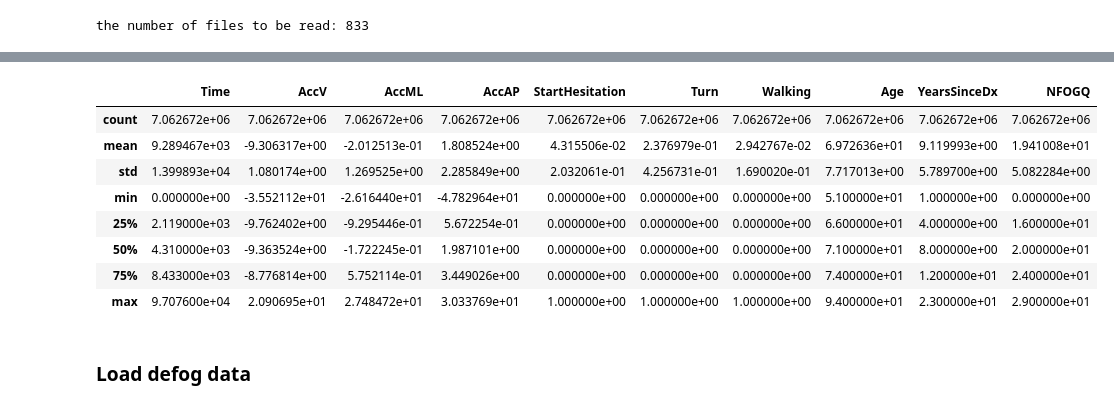
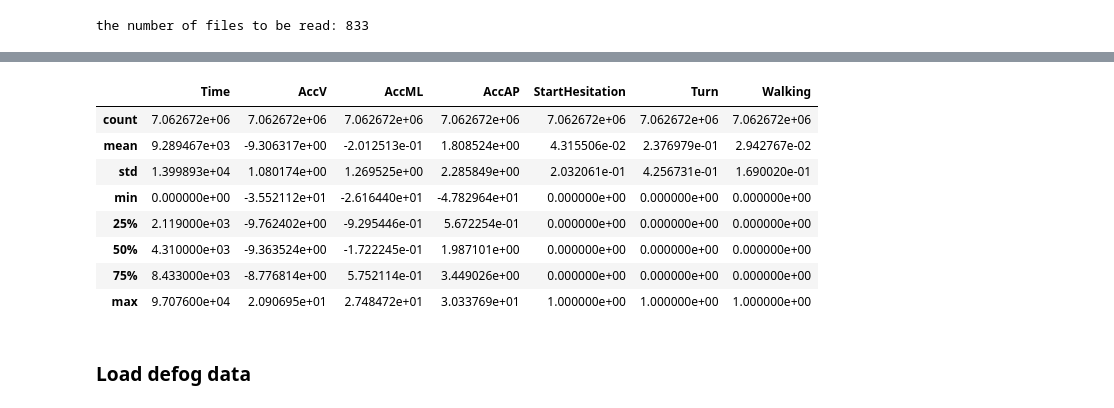
Before and after one commit to pariaighanian/Parkinson_Freezing_of_Gait_Prediction, a Jupyter notebook: ML.ipynb, the cells around one changed output, grey strips where cells are left out. Cells and saved outputs as stored; diff of their text form; code cells hidden in the pictures.

```diff
--- a/ML.ipynb
+++ b/ML.ipynb
@@ -139,11 +127,9 @@ print(f'the number of files to be read: {len(tdcs_file_path)}')
 the number of files to be read: 833
 # %%
 # Initialize a DataFrame to combine data from multiple CSV files.
-df_tdcs = pd.DataFrame()
+tdcsfog_data = pd.DataFrame()
 
-# load tdcsfog time series in combination with metadata.
 for fp in tdcs_file_path:
-
     # load data into a variable 'tmp'.
     tmp = pd.read_csv(fp)
 
@@ -153,19 +139,5 @@ for fp in tdcs_file_path:
     # Add the file Id as a new column
     tmp['Id'] = file_id
 
-    # get subject Id.
-    subject = tdcsfog_metadata_df.loc[tdcsfog_metadata_df['Id'] == file_id, 'Subject'].iloc[0]
-
-    # add metadata.
-    tmp['Medication'] = tdcsfog_metadata_df.loc[tdcsfog_metadata_df['Id'] == file_id, 'Medication'].iloc[0]
-    tmp['Age'] = subjects_df.loc[subjects_df['Subject'] == subject, 'Age'].iloc[0]
-    tmp['Sex'] = subjects_df.loc[subjects_df['Subject'] == subject, 'Sex'].iloc[0]
-    tmp['YearsSinceDx'] = subjects_df.loc[subjects_df['Subject'] == subject, 'YearsSinceDx'].iloc[0]
-    tmp['NFOGQ'] =subjects_df.loc[subjects_df['Subject'] == subject, 'NFOGQ'].iloc[0]
-
-
-    # Optionally, add a column to indicate the dataset source
-    tmp['Dataset'] = 'tdcsfog'
-
     # concat the data
-    df_tdcs = pd.concat([df_tdcs, tmp]).reset_index(drop=True)
+    tdcsfog_data = pd.concat([tdcsfog_data, tmp]).reset_index(drop=True)
@@ -180,0 +144,3 @@ df_tdcs.head()
+# %%
+tdcsfog_data['Dataset']='tdcsfog'
+tdcsfog_data.head()
@@ -181,15 +154,15 @@ df_tdcs.head()
 # %%
-df_tdcs.describe()
+tdcsfog_data.describe()
 # %% [output]
-|  | Time | AccV | AccML | AccAP | StartHesitation | Turn | Walking | Age | YearsSinceDx | NFOGQ |
-| count | 7.062672e+06 | 7.062672e+06 | 7.062672e+06 | 7.062672e+06 | 7.062672e+06 | 7.062672e+06 | 7.062672e+06 | 7.062672e+06 | 7.062672e+06 | 7.062672e+06 |
-| mean | 9.289467e+03 | -9.306317e+00 | -2.012513e-01 | 1.808524e+00 | 4.315506e-02 | 2.376979e-01 | 2.942767e-02 | 6.972636e+01 | 9.119993e+00 | 1.941008e+01 |
-| std | 1.399893e+04 | 1.080174e+00 | 1.269525e+00 | 2.285849e+00 | 2.032061e-01 | 4.256731e-01 | 1.690020e-01 | 7.717013e+00 | 5.789700e+00 | 5.082284e+00 |
-| min | 0.000000e+00 | -3.552112e+01 | -2.616440e+01 | -4.782964e+01 | 0.000000e+00 | 0.000000e+00 | 0.000000e+00 | 5.100000e+01 | 1.000000e+00 | 0.000000e+00 |
-| 25% | 2.119000e+03 | -9.762402e+00 | -9.295446e-01 | 5.672254e-01 | 0.000000e+00 | 0.000000e+00 | 0.000000e+00 | 6.600000e+01 | 4.000000e+00 | 1.600000e+01 |
-| 50% | 4.310000e+03 | -9.363524e+00 | -1.722245e-01 | 1.987101e+00 | 0.000000e+00 | 0.000000e+00 | 0.000000e+00 | 7.100000e+01 | 8.000000e+00 | 2.000000e+01 |
-| 75% | 8.433000e+03 | -8.776814e+00 | 5.752114e-01 | 3.449026e+00 | 0.000000e+00 | 0.000000e+00 | 0.000000e+00 | 7.400000e+01 | 1.200000e+01 | 2.400000e+01 |
-| max | 9.707600e+04 | 2.090695e+01 | 2.748472e+01 | 3.033769e+01 | 1.000000e+00 | 1.000000e+00 | 1.000000e+00 | 9.400000e+01 | 2.300000e+01 | 2.900000e+01 |
+|  | Time | AccV | AccML | AccAP | StartHesitation | Turn | Walking |
+| count | 7.062672e+06 | 7.062672e+06 | 7.062672e+06 | 7.062672e+06 | 7.062672e+06 | 7.062672e+06 | 7.062672e+06 |
+| mean | 9.289467e+03 | -9.306317e+00 | -2.012513e-01 | 1.808524e+00 | 4.315506e-02 | 2.376979e-01 | 2.942767e-02 |
+| std | 1.399893e+04 | 1.080174e+00 | 1.269525e+00 | 2.285849e+00 | 2.032061e-01 | 4.256731e-01 | 1.690020e-01 |
+| min | 0.000000e+00 | -3.552112e+01 | -2.616440e+01 | -4.782964e+01 | 0.000000e+00 | 0.000000e+00 | 0.000000e+00 |
+| 25% | 2.119000e+03 | -9.762402e+00 | -9.295446e-01 | 5.672254e-01 | 0.000000e+00 | 0.000000e+00 | 0.000000e+00 |
+| 50% | 4.310000e+03 | -9.363524e+00 | -1.722245e-01 | 1.987101e+00 | 0.000000e+00 | 0.000000e+00 | 0.000000e+00 |
+| 75% | 8.433000e+03 | -8.776814e+00 | 5.752114e-01 | 3.449026e+00 | 0.000000e+00 | 0.000000e+00 | 0.000000e+00 |
+| max | 9.707600e+04 | 2.090695e+01 | 2.748472e+01 | 3.033769e+01 | 1.000000e+00 | 1.000000e+00 | 1.000000e+00 |
 # %% [markdown]
 ### Load defog data
 # %%
```
Also changed, not shown: parts of 127 cells of this notebook, 13 other files.
